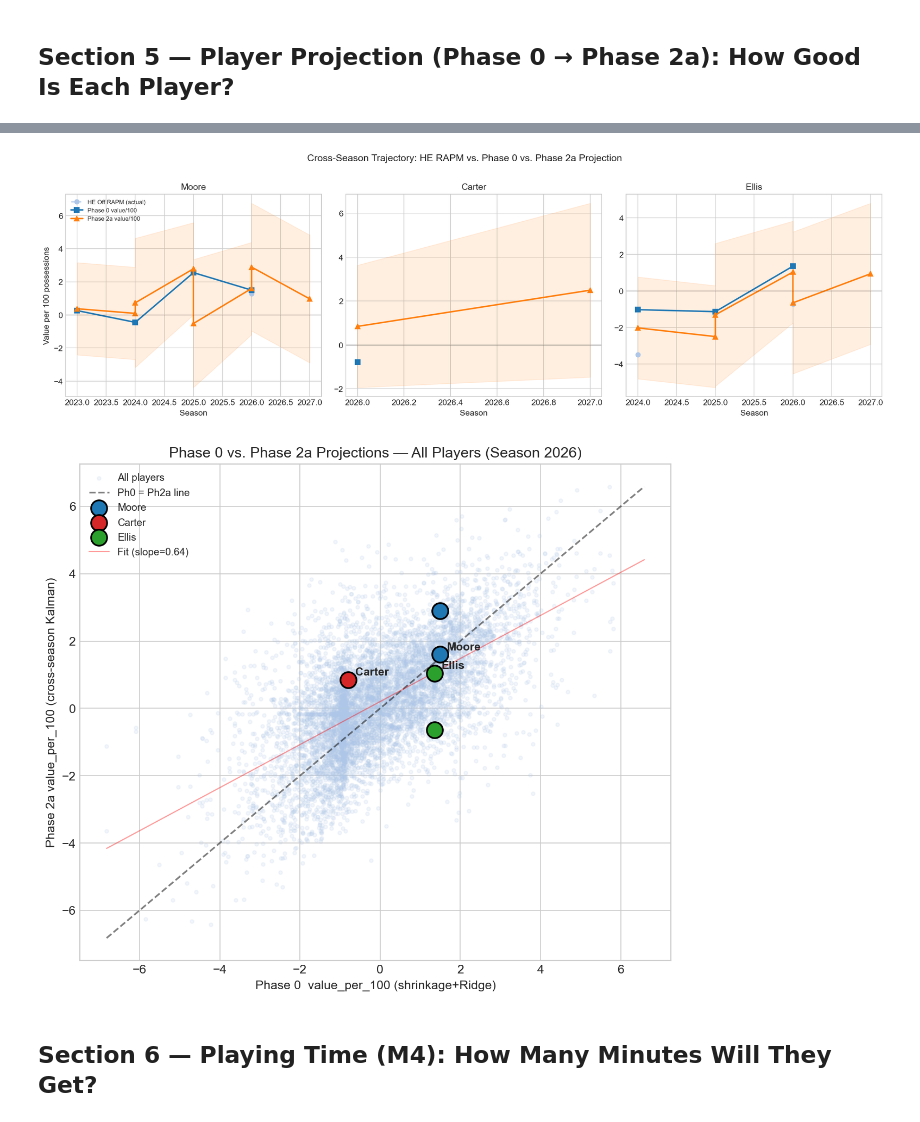
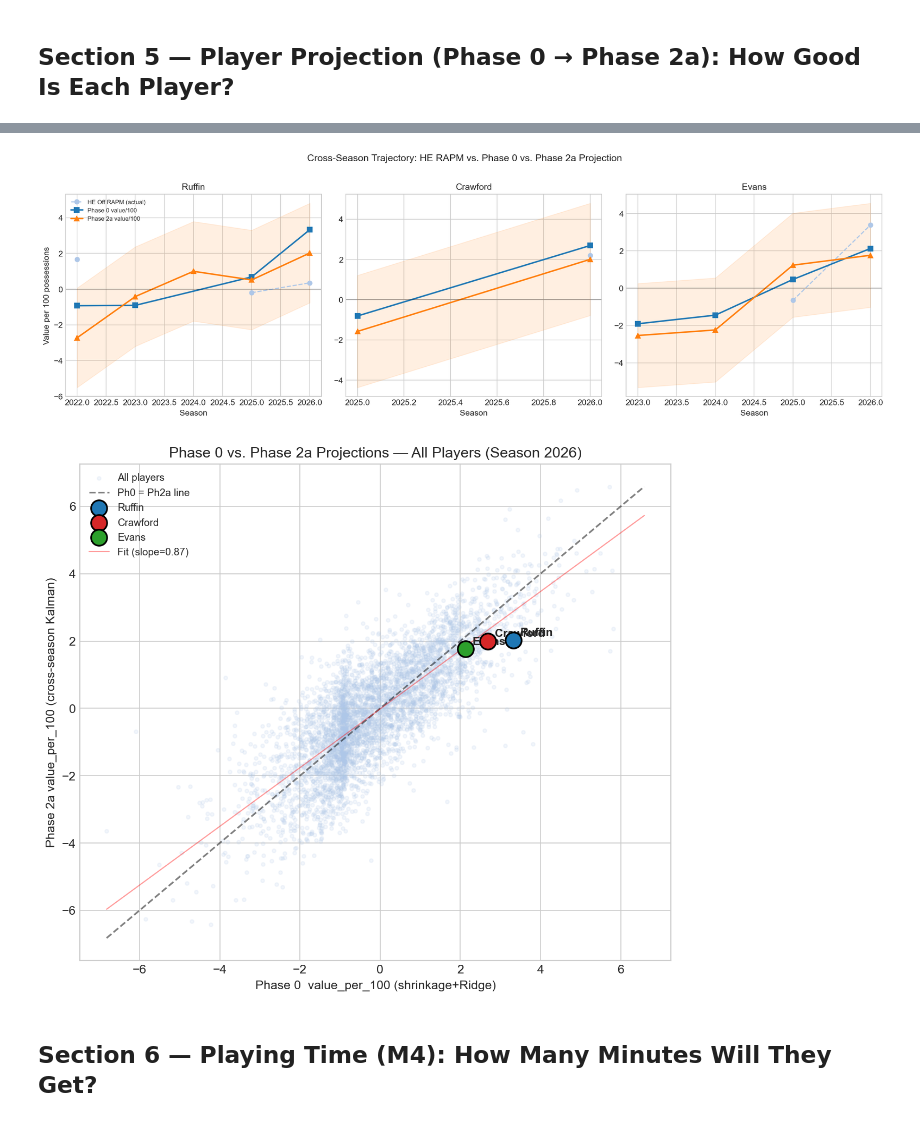
Before and after one commit to shanthg01/MIDS210-Capstone, a Jupyter notebook: notebooks/presentation/technical_walkthrough_visuals.ipynb, the cells around one changed output, grey strips where cells are left out. Cells and saved outputs as stored; diff of their text form; code cells hidden in the pictures.

Commit message:
different players for storyline, rerun

```diff
--- a/notebooks/presentation/technical_walkthrough_visuals.ipynb
+++ b/notebooks/presentation/technical_walkthrough_visuals.ipynb
@@ -70,7 +70,7 @@ FIG_DIR.mkdir(parents=True, exist_ok=True)
 SEASON = 2026
 SCHOOL_NAME = 'Gonzaga'
 
-PLAYER_COLORS = {'Moore': '#1f77b4', 'Carter': '#d62728', 'Ellis': '#2ca02c'}
+PLAYER_COLORS = {'Ruffin': '#1f77b4', 'Crawford': '#d62728', 'Evans': '#2ca02c'}
 print('Setup complete.')
 # %% [output]
 DB: 127.0.0.1:5433/portalpoint  sslmode=require
@@ -1113,39 +1084,39 @@ for i, (name, pid) in enumerate(TARGET_PLAYERS.items()):
     ph0p = cross_df[(cross_df.player_id == pid) &
                     (cross_df.model_version.str.contains('shrinkage', na=False))].sort_values('season')
     ph2p = cross_df[(cross_df.player_id == pid) &
-                    (cross_df.model_version.str.contains('phase2a', na=False))].sort_values('season')
+                    (cross_df.model_version == 'player-projection-phase2a-v1')].sort_values('season')
 
     # HE RAPM as the "actual" value signal
     if 'off_adj_rapm' in act.columns and act['off_adj_rapm'].notna().any():
         ax.plot(act['season'], act['off_adj_rapm'], 'o--', color='#aec7e8',
                 label='HE Off RAPM (actual)', linewidth=1.5, markersize=6)
 
     if not ph0p.empty:
         ax.plot(ph0p['season'], ph0p['value_per_100'], 's-', color='#1f77b4',
                 label='Phase 0 value/100', linewidth=2, markersize=7)
 
     if not ph2p.empty:
         ax.plot(ph2p['season'], ph2p['value_per_100'], '^-', color='#ff7f0e',
                 label='Phase 2a value/100', linewidth=2, markersize=7)
         # Uncertainty band
         if 'value_ci_lower' in ph2p.columns:
             ax.fill_between(ph2p['season'],
                             ph2p['value_ci_lower'], ph2p['value_ci_upper'],
                             color='#ff7f0e', alpha=0.12)
 
     ax.set_title(f'{name}', fontsize=12)
     ax.set_xlabel('Season')
     if i == 0:
         ax.set_ylabel('Value per 100 possessions')
         ax.legend(fontsize=8)
     ax.axhline(0, color='black', linewidth=0.6, alpha=0.4)
 
 fig.suptitle('Cross-Season Trajectory: HE RAPM vs. Phase 0 vs. Phase 2a Projection', fontsize=13, y=1.01)
 plt.tight_layout()
 plt.savefig(FIG_DIR / '5c_cross_season_trajectory.png', bbox_inches='tight')
 plt.show()
 # %% [output]
-[figure, old version]
+[figure, new version]
 # %%
 # ── 5-5  VISUAL 5d — Phase 0 vs Phase 2a scatter (all players) ────────────────
 ALL_PROJ_SQL = """
@@ -1156,7 +1127,7 @@ ALL_PROJ_SQL = """
 """
 all_proj = pd.read_sql(text(ALL_PROJ_SQL), engine, params={'season': SEASON})
 all_ph0 = all_proj[all_proj.model_version.str.contains('shrinkage', na=False)].rename(columns={'value_per_100': 'v_ph0'})
-all_ph2 = all_proj[all_proj.model_version.str.contains('phase2a', na=False)].rename(columns={'value_per_100': 'v_ph2'})
+all_ph2 = all_proj[all_proj.model_version == 'player-projection-phase2a-v1'].rename(columns={'value_per_100': 'v_ph2'})
 
 if not all_ph0.empty and not all_ph2.empty:
     merged = all_ph0[['player_id', 'v_ph0']].merge(all_ph2[['player_id', 'v_ph2']], on='player_id')
@@ -1190,7 +1161,7 @@ if not all_ph0.empty and not all_ph2.empty:
 else:
     print('Phase 2a rows not found for this season — run run_player_projection.py --phase 2a first.')
 # %% [output]
-[figure, old version]
+[figure, new version]
 # %% [markdown]
 ## Section 6 — Playing Time (M4): How Many Minutes Will They Get?
 # %%
```
Also changed, not shown: parts of 18 cells of this notebook, 11 other files.
